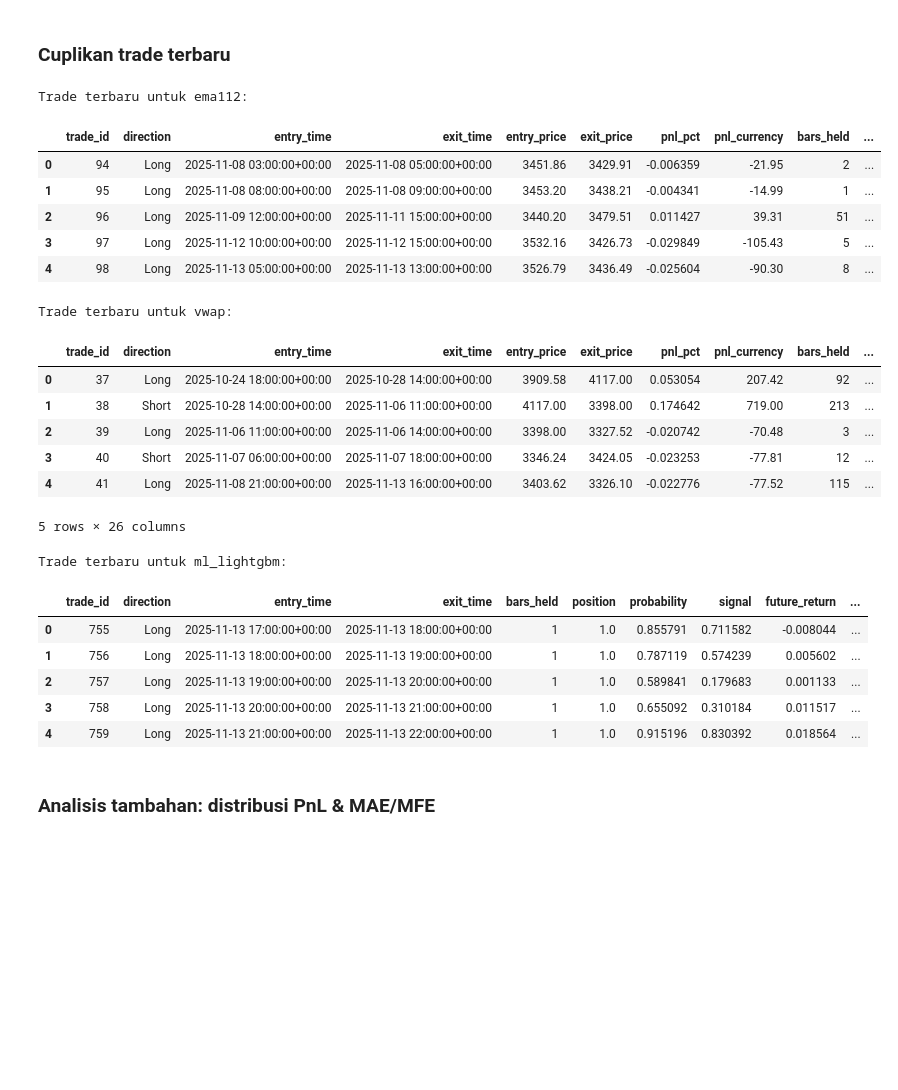
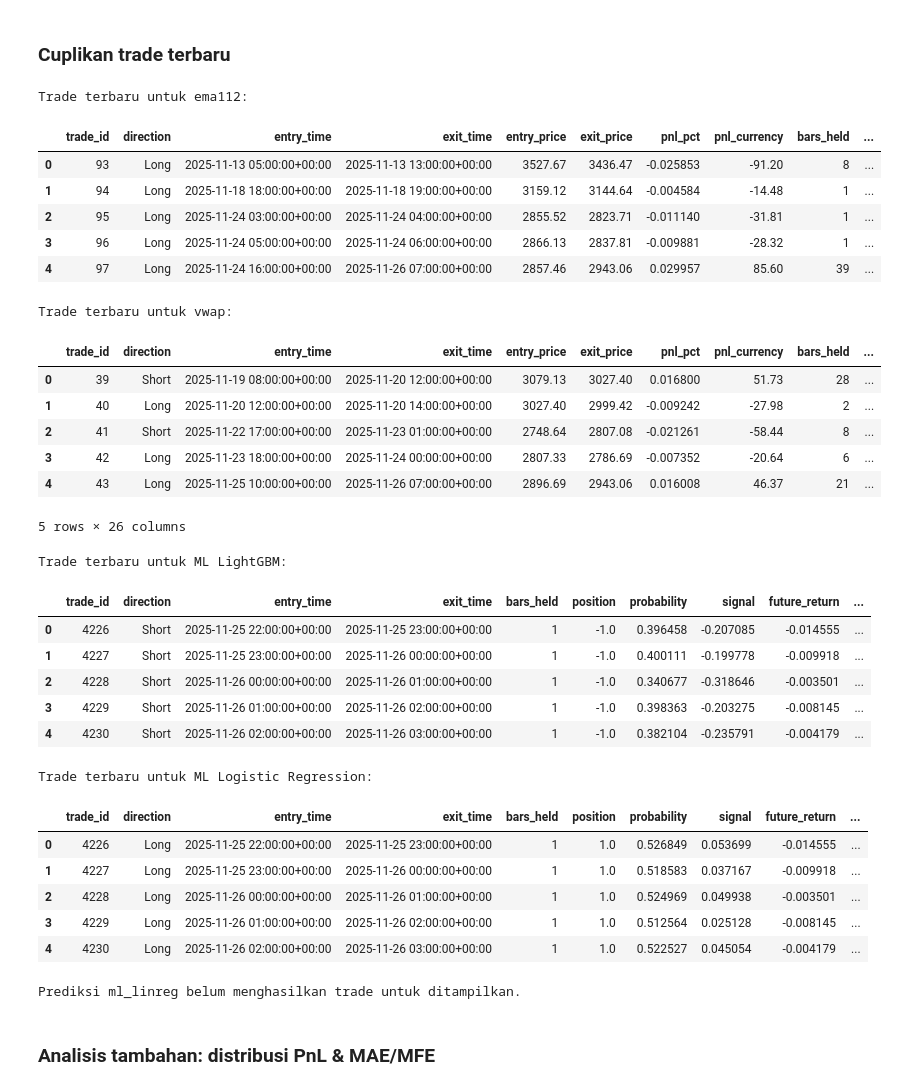
Before and after one commit to amri-qrypto/backtest-indicator, a Jupyter notebook: notebooks/strategy_comparison.ipynb, the cells around one changed output. Saved outputs shown, nothing was run; the diff lists cells and outputs as text; code cells hidden in the pictures; blank space fills up the shorter version.

```diff
--- a/notebooks/strategy_comparison.ipynb
+++ b/notebooks/strategy_comparison.ipynb
@@ -48,10 +48,20 @@ from src.performance.metrics import summarise_bar_returns  # noqa: E402  # isort
 # %% [markdown]
 ### Konfigurasi strategi
 # %%
-DATA_PATH = PROJECT_ROOT / 'data' / 'OKX_ETHUSDT.P, 60.csv'
+DATA_PATH = PROJECT_ROOT / 'data' / 'BINANCE_ETHUSDT.P, 60.csv'
 OUTPUT_DIR = PROJECT_ROOT / 'outputs' / 'strategy_comparison'
 OUTPUT_DIR.mkdir(parents=True, exist_ok=True)
-ML_PREDICTIONS_PATH = PROJECT_ROOT / 'outputs' / 'predictions' / 'lightgbm_ml_baseline_predictions.csv'
+
+ML_PREDICTION_PATHS = {
+    'ml_lightgbm': PROJECT_ROOT / 'outputs' / 'predictions' / 'lightgbm_ml_baseline_predictions.csv',
+    'ml_logreg': PROJECT_ROOT / 'outputs' / 'predictions' / 'ml_logreg_baseline_predictions.csv',
+    'ml_linreg': PROJECT_ROOT / 'outputs' / 'predictions' / 'ml_linreg_baseline_predictions.csv',
+}
+ML_DISPLAY_LABELS = {
+    'ml_lightgbm': 'ML LightGBM',
+    'ml_logreg': 'ML Logistic Regression',
+    'ml_linreg': 'ML Linear Regression',
+}
 SECONDS_IN_YEAR = 365 * 24 * 60 * 60
 BARS_PER_DAY = 24.0
 BARS_PER_YEAR = BARS_PER_DAY * 365.0
@@ -639,39 +689,53 @@ Eksposur & jumlah trade:
 # %% [markdown]
 ### Cuplikan trade terbaru
 # %%
+
 for label, output in results.items():
     print(f"Trade terbaru untuk {label}:")
     tail_trades = output.trades.tail().reset_index(drop=True)
     display(tail_trades)
 
-if ml_trades is not None and not ml_trades.empty:
-    print("Trade terbaru untuk ml_lightgbm:")
-    display(ml_trades.tail().reset_index(drop=True))
+if ml_trades_map:
+    for ml_label, ml_trades in ml_trades_map.items():
+        if ml_trades is None or ml_trades.empty:
+            print(f"Prediksi {ml_label} belum menghasilkan trade untuk ditampilkan.")
+            continue
+        display_name = ML_DISPLAY_LABELS.get(ml_label, ml_label)
+        print(f"Trade terbaru untuk {display_name}:")
+        display(ml_trades.tail().reset_index(drop=True))
 else:
     print("Prediksi ML belum menghasilkan trade untuk ditampilkan.")
 # %% [output]
 Trade terbaru untuk ema112:
 |  | trade_id | direction | entry_time | exit_time | entry_price | exit_price | pnl_pct | pnl_currency | bars_held | ... |
-| 0 | 94 | Long | 2025-11-08 03:00:00+00:00 | 2025-11-08 05:00:00+00:00 | 3451.86 | 3429.91 | -0.006359 | -21.95 | 2 | ... |
-| 1 | 95 | Long | 2025-11-08 08:00:00+00:00 | 2025-11-08 09:00:00+00:00 | 3453.20 | 3438.21 | -0.004341 | -14.99 | 1 | ... |
-| 2 | 96 | Long | 2025-11-09 12:00:00+00:00 | 2025-11-11 15:00:00+00:00 | 3440.20 | 3479.51 | 0.011427 | 39.31 | 51 | ... |
-| 3 | 97 | Long | 2025-11-12 10:00:00+00:00 | 2025-11-12 15:00:00+00:00 | 3532.16 | 3426.73 | -0.029849 | -105.43 | 5 | ... |
-| 4 | 98 | Long | 2025-11-13 05:00:00+00:00 | 2025-11-13 13:00:00+00:00 | 3526.79 | 3436.49 | -0.025604 | -90.30 | 8 | ... |
+| 0 | 93 | Long | 2025-11-13 05:00:00+00:00 | 2025-11-13 13:00:00+00:00 | 3527.67 | 3436.47 | -0.025853 | -91.20 | 8 | ... |
+| 1 | 94 | Long | 2025-11-18 18:00:00+00:00 | 2025-11-18 19:00:00+00:00 | 3159.12 | 3144.64 | -0.004584 | -14.48 | 1 | ... |
+| 2 | 95 | Long | 2025-11-24 03:00:00+00:00 | 2025-11-24 04:00:00+00:00 | 2855.52 | 2823.71 | -0.011140 | -31.81 | 1 | ... |
+| 3 | 96 | Long | 2025-11-24 05:00:00+00:00 | 2025-11-24 06:00:00+00:00 | 2866.13 | 2837.81 | -0.009881 | -28.32 | 1 | ... |
+| 4 | 97 | Long | 2025-11-24 16:00:00+00:00 | 2025-11-26 07:00:00+00:00 | 2857.46 | 2943.06 | 0.029957 | 85.60 | 39 | ... |
 Trade terbaru untuk vwap:
 |  | trade_id | direction | entry_time | exit_time | entry_price | exit_price | pnl_pct | pnl_currency | bars_held | ... |
-| 0 | 37 | Long | 2025-10-24 18:00:00+00:00 | 2025-10-28 14:00:00+00:00 | 3909.58 | 4117.00 | 0.053054 | 207.42 | 92 | ... |
-| 1 | 38 | Short | 2025-10-28 14:00:00+00:00 | 2025-11-06 11:00:00+00:00 | 4117.00 | 3398.00 | 0.174642 | 719.00 | 213 | ... |
-| 2 | 39 | Long | 2025-11-06 11:00:00+00:00 | 2025-11-06 14:00:00+00:00 | 3398.00 | 3327.52 | -0.020742 | -70.48 | 3 | ... |
-| 3 | 40 | Short | 2025-11-07 06:00:00+00:00 | 2025-11-07 18:00:00+00:00 | 3346.24 | 3424.05 | -0.023253 | -77.81 | 12 | ... |
-| 4 | 41 | Long | 2025-11-08 21:00:00+00:00 | 2025-11-13 16:00:00+00:00 | 3403.62 | 3326.10 | -0.022776 | -77.52 | 115 | ... |
+| 0 | 39 | Short | 2025-11-19 08:00:00+00:00 | 2025-11-20 12:00:00+00:00 | 3079.13 | 3027.40 | 0.016800 | 51.73 | 28 | ... |
+| 1 | 40 | Long | 2025-11-20 12:00:00+00:00 | 2025-11-20 14:00:00+00:00 | 3027.40 | 2999.42 | -0.009242 | -27.98 | 2 | ... |
+| 2 | 41 | Short | 2025-11-22 17:00:00+00:00 | 2025-11-23 01:00:00+00:00 | 2748.64 | 2807.08 | -0.021261 | -58.44 | 8 | ... |
+| 3 | 42 | Long | 2025-11-23 18:00:00+00:00 | 2025-11-24 00:00:00+00:00 | 2807.33 | 2786.69 | -0.007352 | -20.64 | 6 | ... |
+| 4 | 43 | Long | 2025-11-25 10:00:00+00:00 | 2025-11-26 07:00:00+00:00 | 2896.69 | 2943.06 | 0.016008 | 46.37 | 21 | ... |
 5 rows × 26 columns
-Trade terbaru untuk ml_lightgbm:
+Trade terbaru untuk ML LightGBM:
 |  | trade_id | direction | entry_time | exit_time | bars_held | position | probability | signal | future_return | ... |
-| 0 | 755 | Long | 2025-11-13 17:00:00+00:00 | 2025-11-13 18:00:00+00:00 | 1 | 1.0 | 0.855791 | 0.711582 | -0.008044 | ... |
-| 1 | 756 | Long | 2025-11-13 18:00:00+00:00 | 2025-11-13 19:00:00+00:00 | 1 | 1.0 | 0.787119 | 0.574239 | 0.005602 | ... |
-| 2 | 757 | Long | 2025-11-13 19:00:00+00:00 | 2025-11-13 20:00:00+00:00 | 1 | 1.0 | 0.589841 | 0.179683 | 0.001133 | ... |
-| 3 | 758 | Long | 2025-11-13 20:00:00+00:00 | 2025-11-13 21:00:00+00:00 | 1 | 1.0 | 0.655092 | 0.310184 | 0.011517 | ... |
-| 4 | 759 | Long | 2025-11-13 21:00:00+00:00 | 2025-11-13 22:00:00+00:00 | 1 | 1.0 | 0.915196 | 0.830392 | 0.018564 | ... |
+| 0 | 4226 | Short | 2025-11-25 22:00:00+00:00 | 2025-11-25 23:00:00+00:00 | 1 | -1.0 | 0.396458 | -0.207085 | -0.014555 | ... |
+| 1 | 4227 | Short | 2025-11-25 23:00:00+00:00 | 2025-11-26 00:00:00+00:00 | 1 | -1.0 | 0.400111 | -0.199778 | -0.009918 | ... |
+| 2 | 4228 | Short | 2025-11-26 00:00:00+00:00 | 2025-11-26 01:00:00+00:00 | 1 | -1.0 | 0.340677 | -0.318646 | -0.003501 | ... |
+| 3 | 4229 | Short | 2025-11-26 01:00:00+00:00 | 2025-11-26 02:00:00+00:00 | 1 | -1.0 | 0.398363 | -0.203275 | -0.008145 | ... |
+| 4 | 4230 | Short | 2025-11-26 02:00:00+00:00 | 2025-11-26 03:00:00+00:00 | 1 | -1.0 | 0.382104 | -0.235791 | -0.004179 | ... |
+Trade terbaru untuk ML Logistic Regression:
+|  | trade_id | direction | entry_time | exit_time | bars_held | position | probability | signal | future_return | ... |
+| 0 | 4226 | Long | 2025-11-25 22:00:00+00:00 | 2025-11-25 23:00:00+00:00 | 1 | 1.0 | 0.526849 | 0.053699 | -0.014555 | ... |
+| 1 | 4227 | Long | 2025-11-25 23:00:00+00:00 | 2025-11-26 00:00:00+00:00 | 1 | 1.0 | 0.518583 | 0.037167 | -0.009918 | ... |
+| 2 | 4228 | Long | 2025-11-26 00:00:00+00:00 | 2025-11-26 01:00:00+00:00 | 1 | 1.0 | 0.524969 | 0.049938 | -0.003501 | ... |
+| 3 | 4229 | Long | 2025-11-26 01:00:00+00:00 | 2025-11-26 02:00:00+00:00 | 1 | 1.0 | 0.512564 | 0.025128 | -0.008145 | ... |
+| 4 | 4230 | Long | 2025-11-26 02:00:00+00:00 | 2025-11-26 03:00:00+00:00 | 1 | 1.0 | 0.522527 | 0.045054 | -0.004179 | ... |
+Prediksi ml_linreg belum menghasilkan trade untuk ditampilkan.
 # %% [markdown]
 ### Analisis tambahan: distribusi PnL & MAE/MFE
 # %%
```
Also changed, not shown: parts of 4 cells of this notebook, 36 other files.
